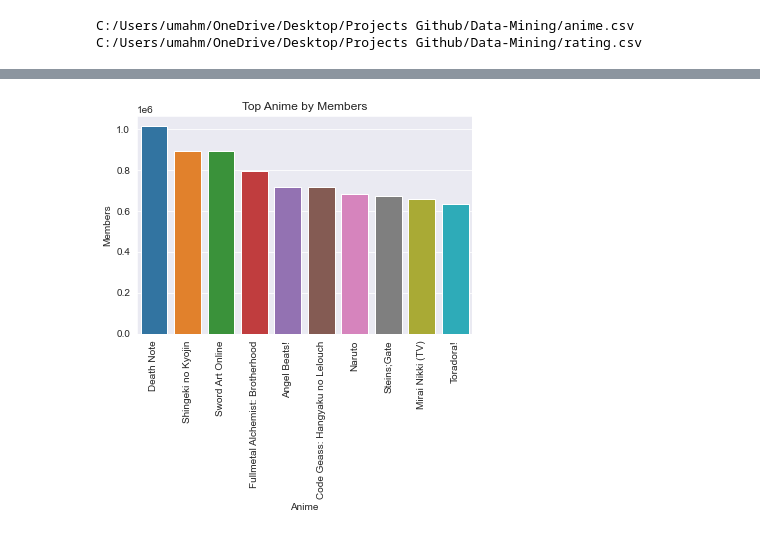
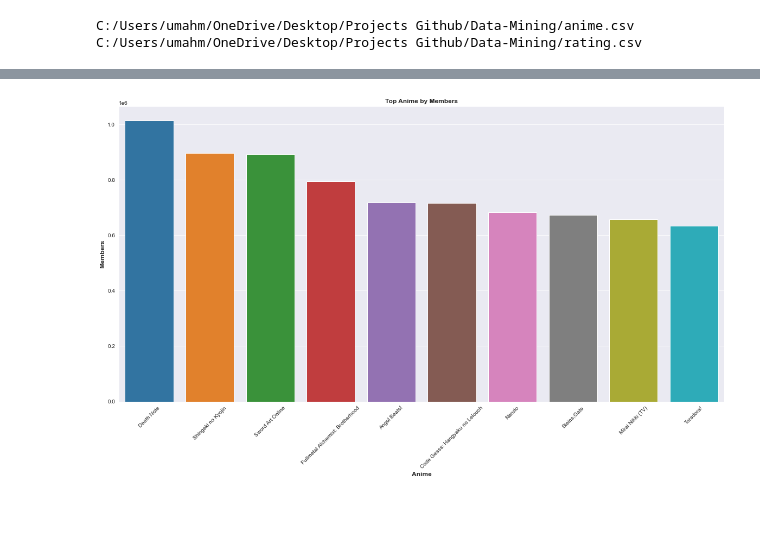
Before and after one commit to MahmoudEssam707/Data-Mining, a Jupyter notebook: Anime Recommendation System.ipynb, the cells around one changed output, grey strips where cells are left out. Saved outputs shown, nothing was run; the diff lists cells and outputs as text; code cells hidden in the pictures; blank space fills up the shorter version.

```diff
--- a/Anime Recommendation System.ipynb
+++ b/Anime Recommendation System.ipynb
@@ -84,7 +89,8 @@ def wrangle(path_rating, path_anime):
     # Drop null values
     rating = rating.dropna()
     anime = anime.dropna()
-
+    # converting data of -1 people to NaN
+    rating.rating.replace({-1: np.nan}, regex=True, inplace = True)
     # Print nullity after cleaning
     print("\nNullity after cleaning in Rating:")
     print(tabulate(rating.isnull().sum().to_frame().T, headers='keys', tablefmt='fancy_grid'))
@@ -99,11 +105,8 @@ def wrangle(path_rating, path_anime):
     print(f"There are now {anime[anime.duplicated()].shape[0]} duplicate rows after process of duplication in {anime.shape[0]} rows in rating dataset.")
     # Merge data frames
     Data = pd.merge(anime, rating, on="anime_id")
-    Data = Data.rename(columns={"rating_x": "Total_Rating", "rating_y": "Rate_of_user"})
+    Data = Data.rename(columns={"rating_x": "Average_Rating", "rating_y": "Rate_of_user"})
 
-    # Droping People without rates ["-1 people"]
-    condition = Data["Rate_of_user"]==-1
-    Data = Data[~condition]
     return Data
 # %%
 Data = wrangle(path_rating=file_path_of_rating,path_anime=file_path_of_anime)
@@ -142,11 +145,12 @@ There are now 0 duplicate rows after process of duplication in 12017 rows in rat
 # %%
 # Let's see top animes
 top_animes = Data.drop_duplicates(subset="name",keep="first").sort_values("members",ascending=False)
-sns.barplot(data=top_animes.head(10), x="name", y="members")
-plt.xticks(rotation=90)  # Rotate x-axis labels if needed
-plt.xlabel('Anime')
-plt.ylabel('Members')
-plt.title('Top Anime by Members')
+ax,figure = plt.subplots(figsize=(20,10))
+bar_plot = sns.barplot(data=top_animes.head(10), x="name", y="members")
+plt.xticks(rotation=45)  # Rotate x-axis labels if needed
+plt.xlabel('Anime',fontsize=12, fontweight='bold')
+plt.ylabel('Members',fontsize=12, fontweight='bold')
+plt.title('Top Anime by Members',fontsize=12, fontweight='bold')
 plt.show()
 # %% [output]
-[figure, old version]
+[figure, new version]
```
Also changed, not shown: parts of 13 cells of this notebook.
